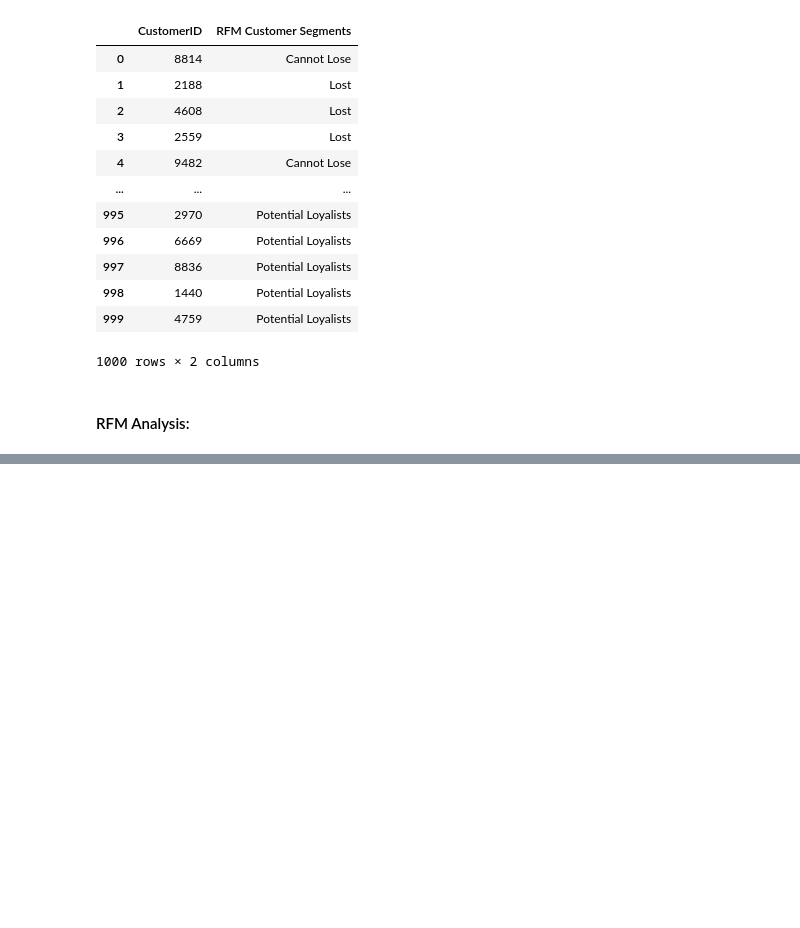
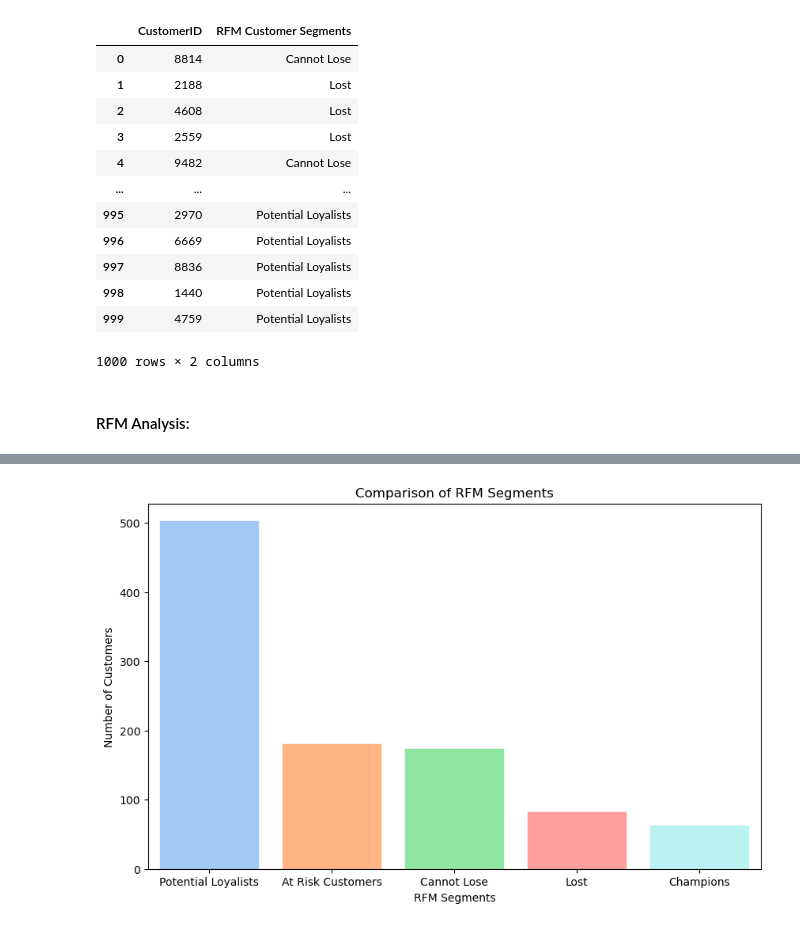
Before and after one commit to richardwarepam16/Case-Studies-DataAnalytics, a Jupyter notebook: rfmAnalysis/analysis.ipynb, the cells around one changed output, grey strips where cells are left out. Drawn from its saved outputs; the diff is of its cells as text; code cells hidden in the pictures; blank space fills up the shorter version.

```diff
--- a/rfmAnalysis/analysis.ipynb
+++ b/rfmAnalysis/analysis.ipynb
@@ -209,0 +249,21 @@ df[['CustomerID', 'RFM Customer Segments']]
+# %%
+segment_counts = df['RFM Customer Segments'].value_counts()
+
+plt.figure(figsize=(10,6))
+sns.barplot(x = segment_counts.index, y=segment_counts.values, palette= 'pastel')
+
+champions_color = pastel_colors[9]
+colors = [champions_color if segment == 'Champions' else pastel_colors[i] for i, segment in enumerate(segment_counts.index)]
+ax = plt.gca()
+for i, bar in enumerate(ax.patches):
+    bar.set_color(colors[i])
+
+plt.title('Comparison of RFM Segments')
+plt.xlabel('RFM Segments')
+plt.ylabel('Number of Customers')
+
+ax.yaxis.grid(False)
+
+plt.show()
+# %% [output]
+[figure, added]
```
Also changed, not shown: parts of 6 cells of this notebook.
